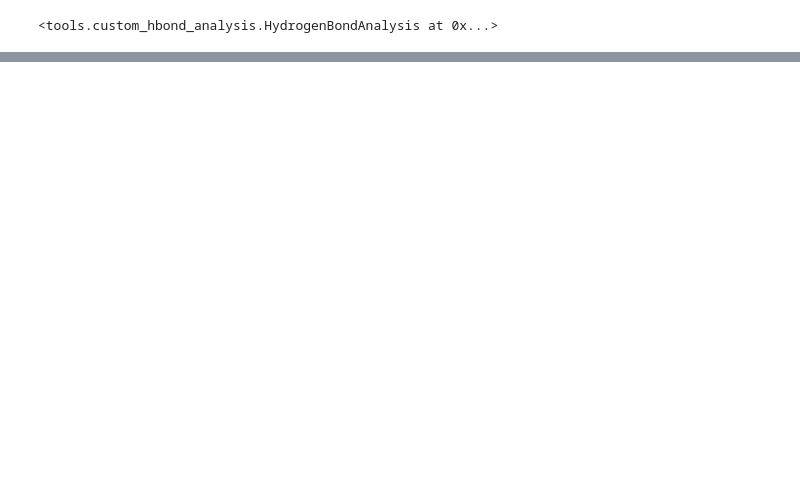
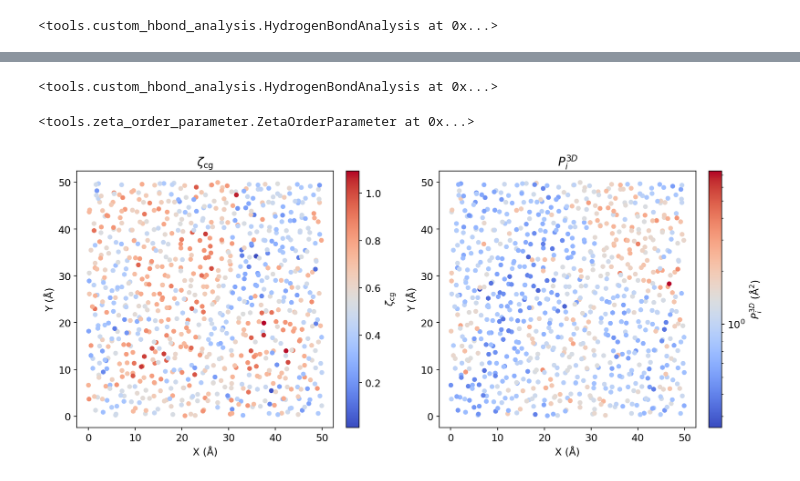
Before and after one commit to JamesHuoyu/SupercooledWater, a Jupyter notebook: notebooks/zeta_pipeline.ipynb, the cells around one changed output, grey strips where cells are left out. Cells and saved outputs as stored; diff of their text form; code cells hidden in the pictures; blank space fills up the shorter version.

```diff
--- a/notebooks/zeta_pipeline.ipynb
+++ b/notebooks/zeta_pipeline.ipynb
@@ -350,7 +332,7 @@ def compute_propensity_3d_from_ensemble(
         rt = pos[end_frame]         # (N, 3)
 
         # user's chosen discrete affine correction
-        y_series = pos[:end_frame + 1, :, 1]   # include frames 0..end_frame
+        y_series = pos[:end_frame, :, 1] - 25   # include frames 0..end_frame, 25 is the centerline in y as a magic number for this dataset
         dx_aff = gamma_dot * dt_ps * np.sum(y_series, axis=0)
 
         dx_na = (rt[:, 0] - r0[:, 0]) - dx_aff
@@ -364,21 +380,84 @@ def compute_propensity_3d_from_ensemble(
+# %%
+u = mda.Universe(traj("tip4p-ice-225K.data"),traj("iso/200000/traj/traj_5e-6_225_20000_10112_iso.lammpstrj"),format="LAMMPSDUMP",dt=0.025)
+
+hba = HBA(
+    universe=u,
+    donors_sel="type 1",
+    hydrogens_sel="type 2",
+    acceptors_sel="type 1",
+    d_a_cutoff=3.5,          # Å – donor-to-acceptor heavy-atom distance
+    h_d_a_angle_cutoff=30.0, # °  – angle at the donor (H-D-A < 30°)
+    update_selections=False, # Set True for flexible / protein systems
+)
+
+# ---- Run --------------------------------------------------------------------
+# start/stop/step follow MDAnalysis convention (frame indices, not time).
+# Omit them to analyse every frame.
+hba.run(start=0, stop=1, verbose=True)
+# %% [output]
+<tools.custom_hbond_analysis.HydrogenBondAnalysis at 0x...>
+# %%
+zop = ZOP(
+    hba=hba,
+    central_sel="type 1",
+    shell_cutoff=6.0,
+)
+zop.run(start=0, stop=1, verbose=True)
+# %% [output]
+<tools.zeta_order_parameter.ZetaOrderParameter at 0x...>
 # %%
 # zeta map at the reference frame, usually frame 0
-zmap = zop.spatial_zeta_map(frame=0)
-coords0 = zmap["positions"]      # (N, 3)
-zeta0   = zmap["zeta"]           # (N,)
+zop.compute_zeta_cg(L=3.5, rcut=3.5)
+zetacgmap = zop.spatial_zeta_cg_map(frame=0)
+coords0 = zetacgmap["positions"]
+zetacg0 = zetacgmap["zeta_cg"]
 
 # iso-configurational propensity over one characteristic time
 P3D, _ = compute_propensity_3d_from_ensemble(
-    traj_positions=traj_positions,
-    gamma_dot=gamma_dot,
+    traj_positions=all_coords,   # shape: (n_traj, n_frames, N, 3)
+    gamma_dot=shear_rate,
     dt_ps=0.025,
     end_frame=360,
 )
+
+# map coords into the box of the reference frame
+u.trajectory[0]
+box = u.dimensions.copy()
+coords0 = wrap_positions_orthorhombic(coords0, box)
 
 # same slice rule as zeta heatmap
 mask = (
     (coords0[:, 2] > 20.0) &
     (coords0[:, 2] < 30.0) &
-    np.isfinite(zeta0) &
+    np.isfinite(zetacg0) &
     np.isfinite(P3D)
 )
+# %%
+x = coords0[mask, 0]
+y = coords0[mask, 1]
+zeta_plot = zetacg0[mask]
+P3D_plot = P3D[mask]
+
+fig, axes = plt.subplots(1, 2, figsize=(12, 5), constrained_layout=True)
+
+sc1 = axes[0].scatter(
+    x, y, c=zeta_plot, s=22, cmap="coolwarm",
+)
+axes[0].set_title(r"$\zeta_{\mathrm{cg}}$")
+axes[0].set_xlabel("X (Å)")
+axes[0].set_ylabel("Y (Å)")
+axes[0].set_aspect("equal", adjustable="box")
+plt.colorbar(sc1, ax=axes[0], label=r"$\zeta_{\mathrm{cg}}$")
+
+sc2 = axes[1].scatter(
+    x, y, c=P3D_plot, s=22, cmap="coolwarm",norm=LogNorm()
+)
+axes[1].set_title(r"$P_i^{3D}$")
+axes[1].set_xlabel("X (Å)")
+axes[1].set_ylabel("Y (Å)")
+axes[1].set_aspect("equal", adjustable="box")
+plt.colorbar(sc2, ax=axes[1], label=r"$P_i^{3D}$ (Å$^2$)")
+
+plt.show()
+# %% [output]
+[figure, added]
```
Also changed, not shown: parts of 14 cells of this notebook.
